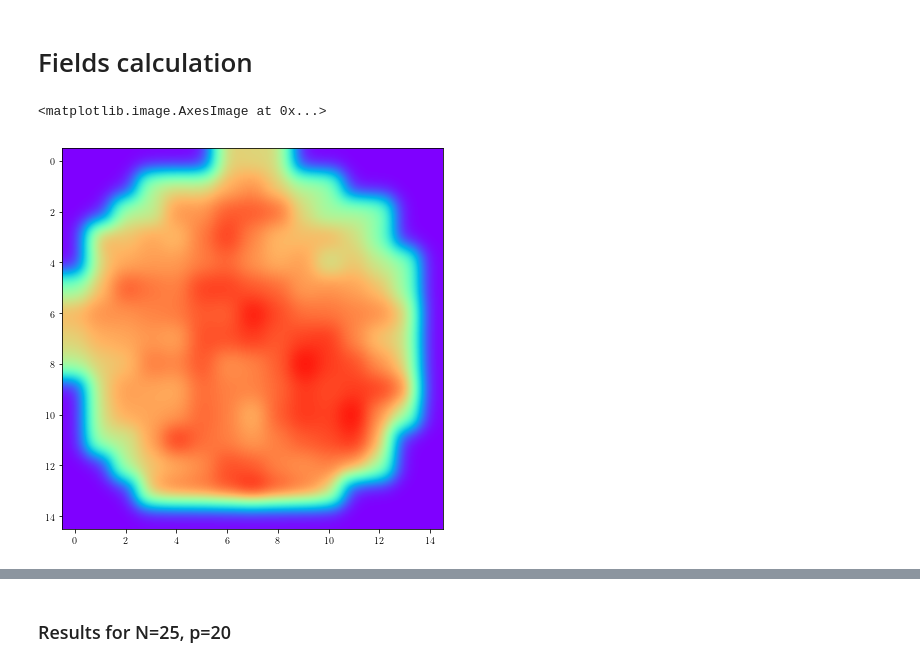
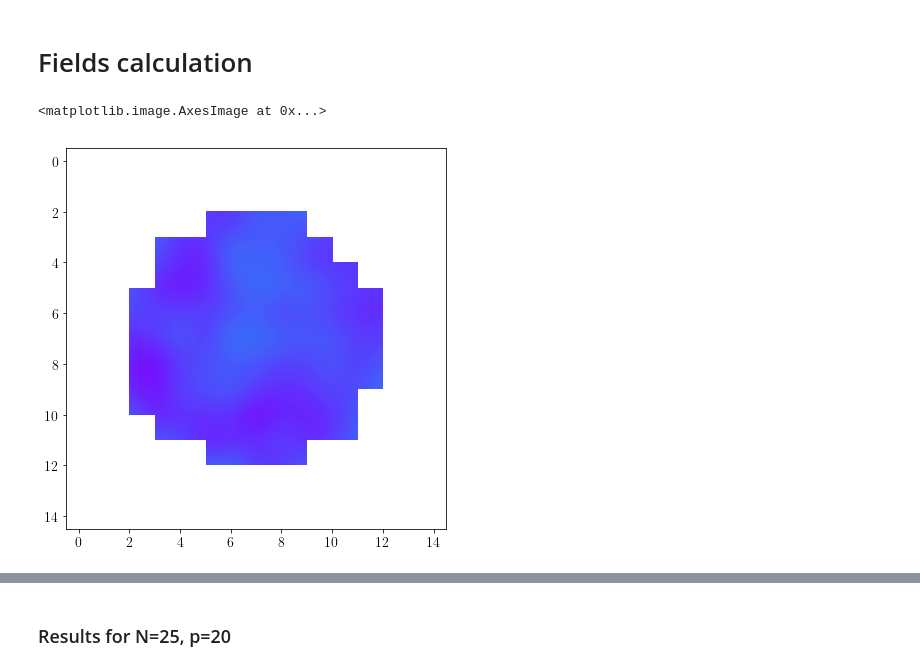
Before and after one commit to fvegar/brownian, a Jupyter notebook: chiral_tracks.ipynb, the cells around one changed output, grey strips where cells are left out. Drawn from its saved outputs; the diff is of its cells as text; code cells hidden in the pictures.

```diff
--- a/chiral_tracks.ipynb
+++ b/chiral_tracks.ipynb
@@ -921,11 +929,11 @@ np.min(fr[2])
 # %%
 R = info.ROI_radius[0]
 limits = [[-R, R], [- R, + R]]
-xc = info.ROI_center[0][0]
-yc = info['shape'][0][1] - info.ROI_center[0][1]
+#xc = info.ROI_center[0][0]
+#yc = info['shape'][0][1] - info.ROI_center[0][1]
 
-x = datos.x.values - xc
-y = datos.y.values - yc
+x = datos.x.values
+y = datos.y.values
 NBIN = 15
 
 Y, X = np.mgrid[ -400 :400 :NBIN*1j, -400: 400: NBIN*1j]
@@ -937,23 +945,26 @@ uy = stats.binned_statistic_2d(x, y, datos.vy.values, statistic='mean', bins=NBI
 
 speed = np.sqrt(ux**2 + uy**2)
 
+n = stats.binned_statistic_2d(x, y,1, statistic='count', bins=NBIN, range=limits)[0].T
+#n = (n/Nframes)/(info.N[0]/NBIN)
+
+T = stats.binned_statistic_2d(x, y, datos.vx.values, statistic='std', bins=NBIN, range=limits)[0].T**2 + \
+stats.binned_statistic_2d(x, y, datos.vy.values, statistic='std', bins=NBIN, range=limits)[0].T**2
+
 for i in range(NBIN):
     for j in range(NBIN):
         if np.isnan(ux[i][j]) == True:
             ux[i][j] = 0
             uy[i][j] = 0
-
-n = stats.binned_statistic_2d(x, y,1, statistic='count', bins=NBIN, range=limits)[0].T
-n = (n/Nframes)/(info.N[0]/NBIN)
-
-T = stats.binned_statistic_2d(x, y, datos.vx.values, statistic='std', bins=NBIN, range=limits)[0].T**2 + \
-stats.binned_statistic_2d(x, y, datos.vy.values, statistic='std', bins=NBIN, range=limits)[0].T**2
+            T[i][j] = 0
+# %%
+Tr = stats.binned_statistic_2d(x, y, datos.w.values, statistic='mean', bins=NBIN, range=limits)[0]
 # %%
 plt.figure(figsize=(7,7))
-plt.imshow(T,cmap='rainbow', interpolation='gaussian')
+plt.imshow(Tr,cmap='rainbow',interpolation='bicubic')
 # %% [output]
 <matplotlib.image.AxesImage at 0x...>
-[figure, old version]
+[figure, new version]
 # %%
 plt.figure(figsize=(7,7))
 plt.imshow(T*n, interpolation='gaussian')
```
Also changed, not shown: parts of 45 cells of this notebook.
